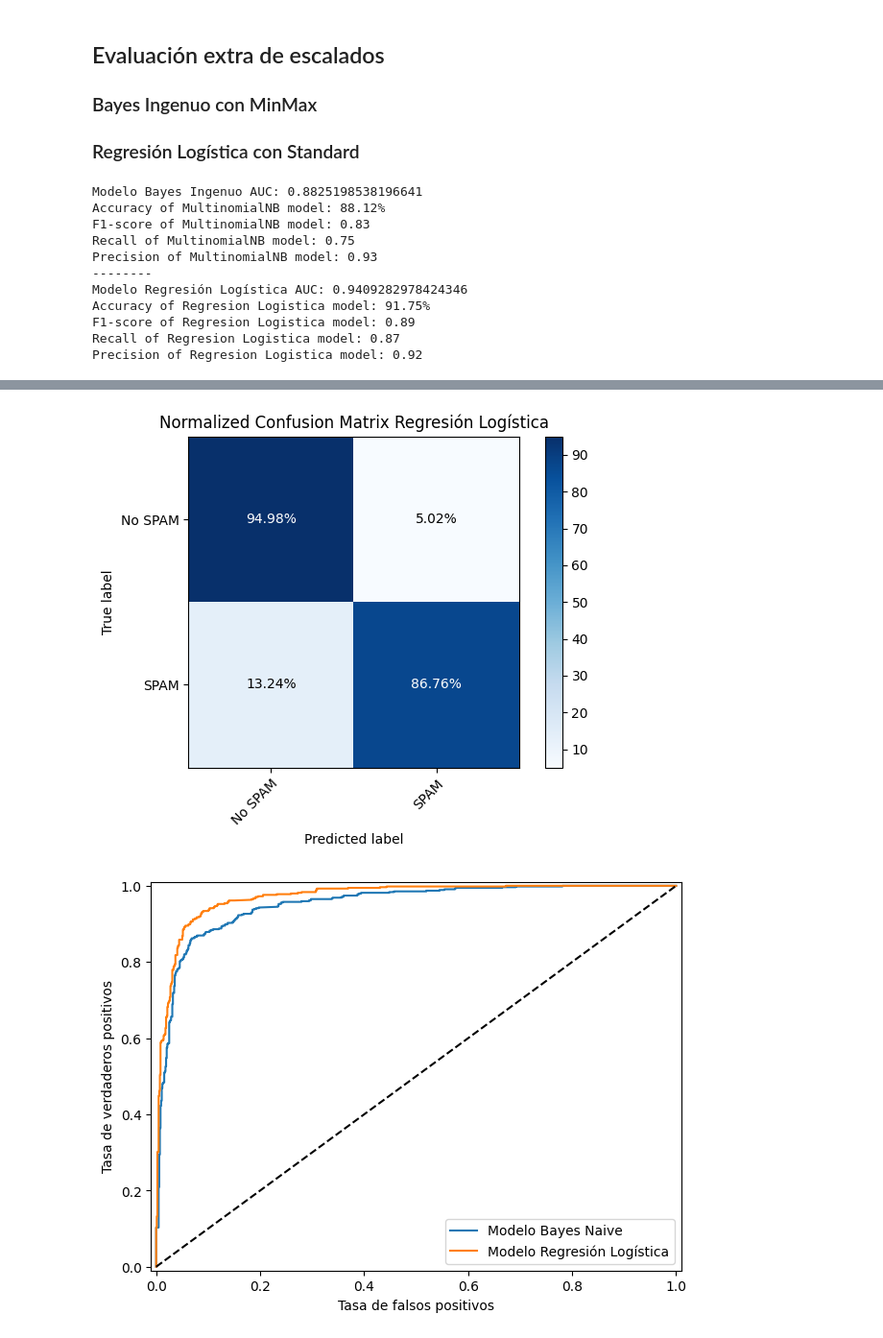
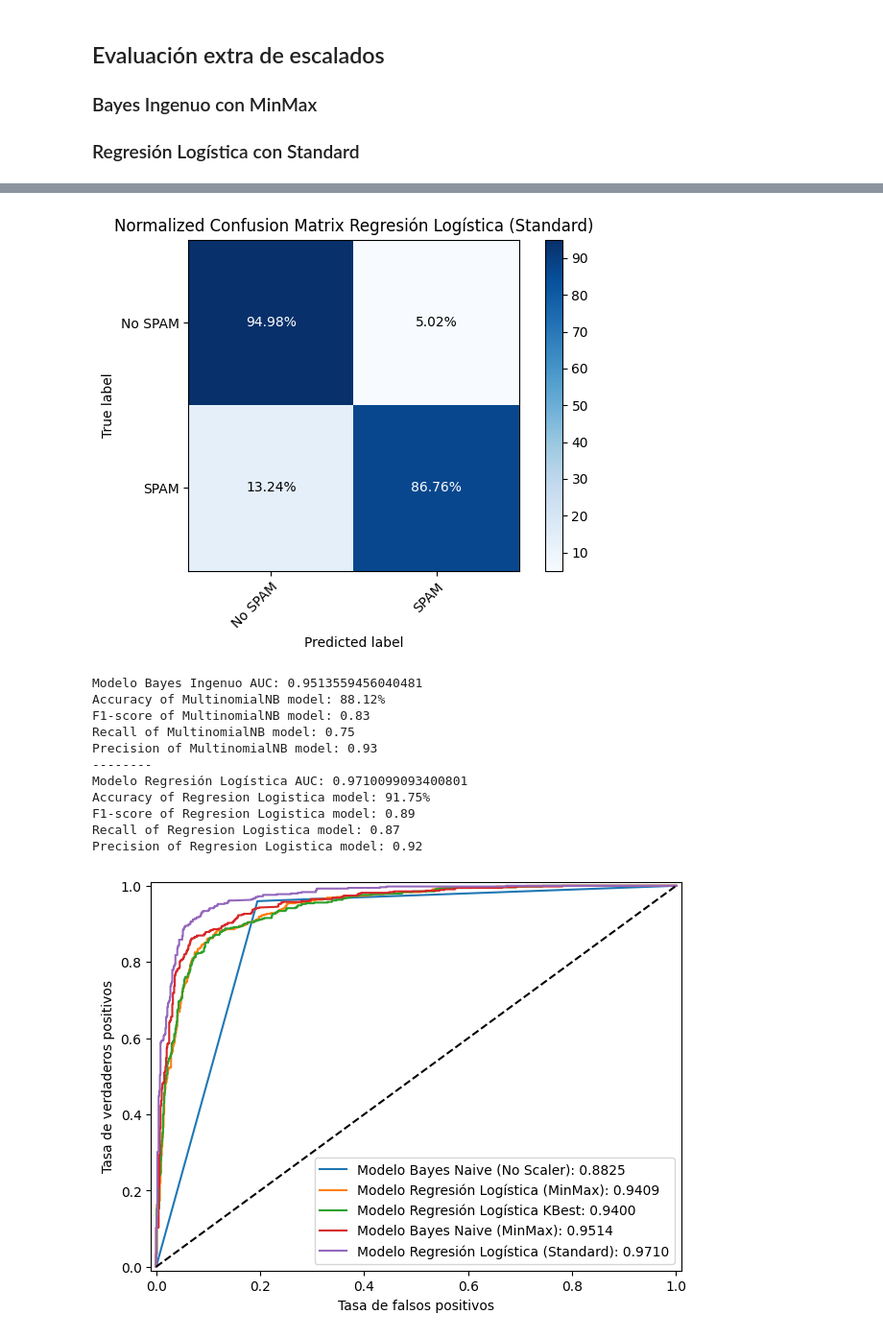
Before and after one commit to FIUBA-CEIA-18Co2024/IIA-TP3, a Jupyter notebook: notebook.ipynb, the cells around one changed output, grey strips where cells are left out. Shown at 96% size. Drawn from its saved outputs; the diff is of its cells as text; code cells hidden in the pictures.

Commit message:
add final models

```diff
--- a/notebook.ipynb
+++ b/notebook.ipynb
@@ -673,11 +674,11 @@ y = dataset["spam"]
 random_state = 12345
 X_train, X_test, y_train, y_test = train_test_split(X, y, test_size=0.3, random_state=random_state, stratify=y, shuffle=True)
 
-scaler = MinMaxScaler() # por que? ver de usar standard scaler
+scaler = MinMaxScaler()
 X_train_scaled_nb = scaler.fit_transform(X_train)
 X_test_scaled_nb = scaler.transform(X_test)
 
-scaler = StandardScaler() # por que? ver de usar standard scaler
+scaler = StandardScaler()
 X_train_scaled_lg = scaler.fit_transform(X_train)
 X_test_scaled_lg = scaler.transform(X_test)
 
@@ -700,6 +701,25 @@ y_regresion_logistica_f1 = f1_score(y_test, y_regresion_logistica_predict)
 y_regresion_logistica_recall = recall_score(y_test, y_regresion_logistica_predict)
 y_regresion_logistica_precision = precision_score(y_test, y_regresion_logistica_predict, zero_division=0, pos_label=1)
 
+cm_nb = confusion_matrix(y_test, y_nb_predict)
+cm_rl = confusion_matrix(y_test, y_regresion_logistica_predict)
+
+display_cm_normalized(cm_nb, 'Bayes Ingenuo (MinMax)')
+display_cm_normalized(cm_rl, "Regresión Logística (Standard)")
+
+prob_nb = bayes_naive.predict_proba(X_test_scaled_nb)[:, -1]
+prob_lg = regresion_logistica.predict_proba(X_test_scaled_lg)[:, -1]
+
+frp_bayes_naive_no_scaler = fpr_bayes_naive
+tpr_bayes_naive_no_scaler = tpr_bayes_naive
+
+fpr_regresion_logistica_minmax = fpr_regresion_logistica
+tpr_regresion_logistica_min_max = tpr_regresion_logistica
+
+fpr_bayes_naive, tpr_bayes_naive, _ = roc_curve(y_test, prob_nb)
+fpr_regresion_logistica, tpr_regresion_logistica, _ = roc_curve(y_test, prob_lg)
+
+
 print(f"Modelo Bayes Ingenuo AUC: {auc(fpr_bayes_naive, tpr_bayes_naive)}")
 print(f"Accuracy of MultinomialNB model: {y_nb_accuracy * 100:.2f}%")
 print(f"F1-score of MultinomialNB model: {y_nb_f1:.2f}")
@@ -712,20 +732,12 @@ print(f"F1-score of Regresion Logistica model: {y_regresion_logistica_f1:.2f}")
 print(f"Recall of Regresion Logistica model: {y_regresion_logistica_recall:.2f}")
 print(f"Precision of Regresion Logistica model: {y_regresion_logistica_precision:.2f}")
 
-cm_nb = confusion_matrix(y_test, y_nb_predict)
-cm_rl = confusion_matrix(y_test, y_regresion_logistica_predict)
 
-display_cm_normalized(cm_nb, 'Bayes Ingenuo')
-display_cm_normalized(cm_rl, "Regresión Logística")
-
-prob_nb = bayes_naive.predict_proba(X_test_scaled_nb)[:, -1]
-prob_lg = regresion_logistica.predict_proba(X_test_scaled_lg)[:, -1]
-
-fpr_bayes_naive, tpr_bayes_naive, _ = roc_curve(y_test, prob_nb)
-fpr_regresion_logistica, tpr_regresion_logistica, _ = roc_curve(y_test, prob_lg)
-
-plt.plot(fpr_bayes_naive, tpr_bayes_naive, label="Modelo Bayes Naive")
-plt.plot(fpr_regresion_logistica, tpr_regresion_logistica, label="Modelo Regresión Logística")
+plt.plot(frp_bayes_naive_no_scaler, tpr_bayes_naive_no_scaler, label=f"Modelo Bayes Naive (No Scaler): {auc(frp_bayes_naive_no_scaler, tpr_bayes_naive_no_scaler):.4f}")
+plt.plot(fpr_regresion_logistica_minmax, tpr_regresion_logistica_min_max, label=f"Modelo Regresión Logística (MinMax): {auc(fpr_regresion_logistica_minmax, tpr_regresion_logistica_min_max):.4f}")
+plt.plot(fpr, tpr, label=f"Modelo Regresión Logística KBest: {auc(fpr, tpr):.4f}")
+plt.plot(fpr_bayes_naive, tpr_bayes_naive, label=f"Modelo Bayes Naive (MinMax): {auc(fpr_bayes_naive, tpr_bayes_naive):.4f}")
+plt.plot(fpr_regresion_logistica, tpr_regresion_logistica, label=f"Modelo Regresión Logística (Standard): {auc(fpr_regresion_logistica, tpr_regresion_logistica):.4f}")
 plt.xlim([-0.01, 1.01])
 plt.ylim([-0.01, 1.01])
 plt.xlabel("Tasa de falsos positivos")
@@ -734,14 +746,3 @@ plt.plot([0, 1], [0, 1], 'k--')  # Diagonal line for reference
 plt.legend()
 plt.tight_layout();
 # %% [output]
-Modelo Bayes Ingenuo AUC: 0.8825198538196641
-Accuracy of MultinomialNB model: 88.12%
-F1-score of MultinomialNB model: 0.83
-Recall of MultinomialNB model: 0.75
-Precision of MultinomialNB model: 0.93
---------
-Modelo Regresión Logística AUC: 0.9409282978424346
-Accuracy of Regresion Logistica model: 91.75%
-F1-score of Regresion Logistica model: 0.89
-Recall of Regresion Logistica model: 0.87
-Precision of Regresion Logistica model: 0.92
@@ -749,5 +750,16 @@ Precision of Regresion Logistica model: 0.92
-[figure, old version]
+[figure, new version]
+Modelo Bayes Ingenuo AUC: 0.9513559456040481
+Accuracy of MultinomialNB model: 88.12%
+F1-score of MultinomialNB model: 0.83
+Recall of MultinomialNB model: 0.75
+Precision of MultinomialNB model: 0.93
+--------
+Modelo Regresión Logística AUC: 0.9710099093400801
+Accuracy of Regresion Logistica model: 91.75%
+F1-score of Regresion Logistica model: 0.89
+Recall of Regresion Logistica model: 0.87
+Precision of Regresion Logistica model: 0.92
-[figure, old version]
+[figure, new version]
 # %% [markdown]
 | Modelo                        |    AUC   | Accuracy | F1-score | Recall | Precision |
 |-------------------------------|----------|----------|----------|--------|-----------|
```
Also changed, not shown: parts of 4 cells of this notebook.
